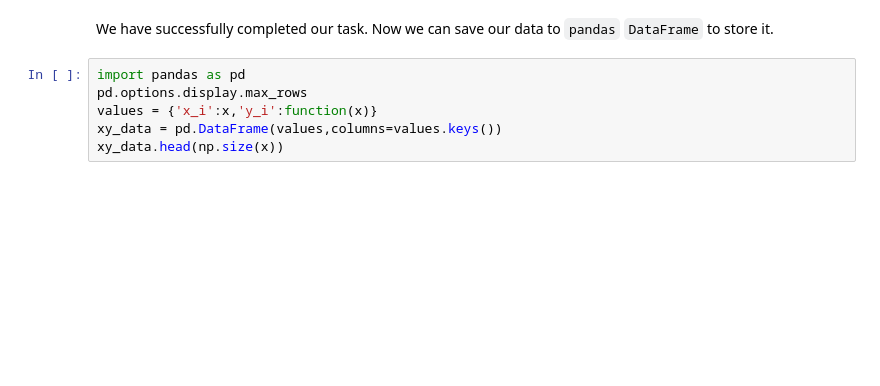
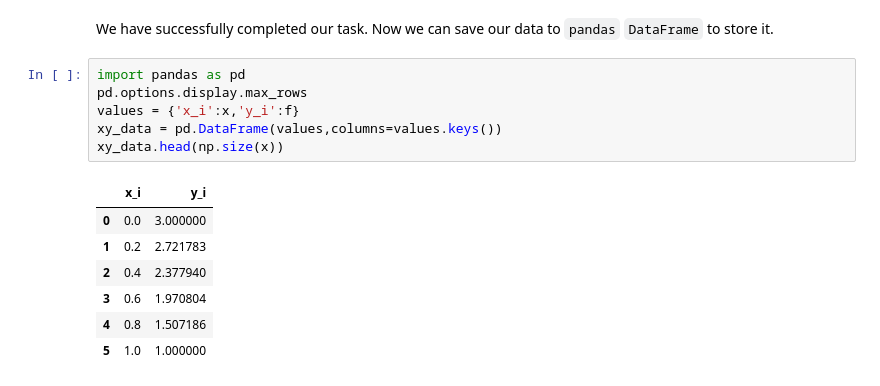
Before and after one commit to AlexZhamoydin/mathprojects, a Jupyter notebook: approximation_least_squares.ipynb, the cells around one changed output. Drawn from its saved outputs; the diff is of its cells as text; blank space fills up the shorter version.

```diff
--- a/approximation_least_squares.ipynb
+++ b/approximation_least_squares.ipynb
@@ -209,9 +240,17 @@ We have successfully completed our task. Now we can save our data to `pandas` `D
 # %%
 import pandas as pd
 pd.options.display.max_rows
-values = {'x_i':x,'y_i':function(x)}
+values = {'x_i':x,'y_i':f}
 xy_data = pd.DataFrame(values,columns=values.keys())
 xy_data.head(np.size(x))
+# %% [output]
+|  | x_i | y_i |
+| 0 | 0.0 | 3.000000 |
+| 1 | 0.2 | 2.721783 |
+| 2 | 0.4 | 2.377940 |
+| 3 | 0.6 | 1.970804 |
+| 4 | 0.8 | 1.507186 |
+| 5 | 1.0 | 1.000000 |
 # %%
 poly_info = pd.DataFrame(coef_matrix,columns=['a{}_i'.format(i) for i in range(max_deg+1)])
 poly_info['Delta'] = rms_errors
```
Also changed, not shown: parts of 8 cells of this notebook.
